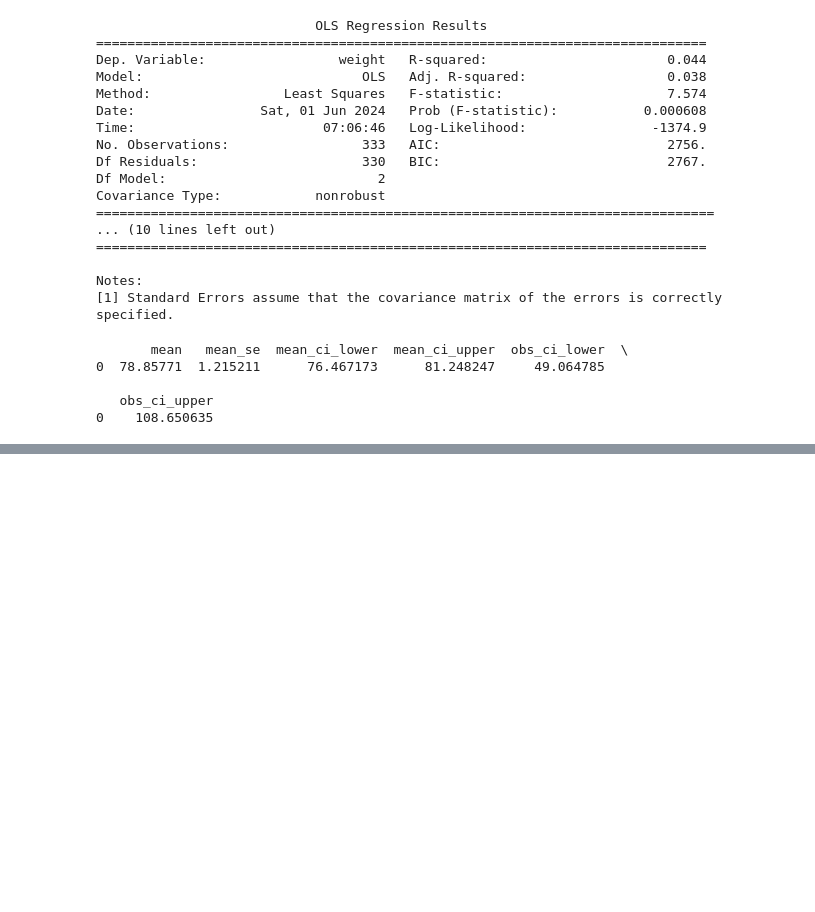
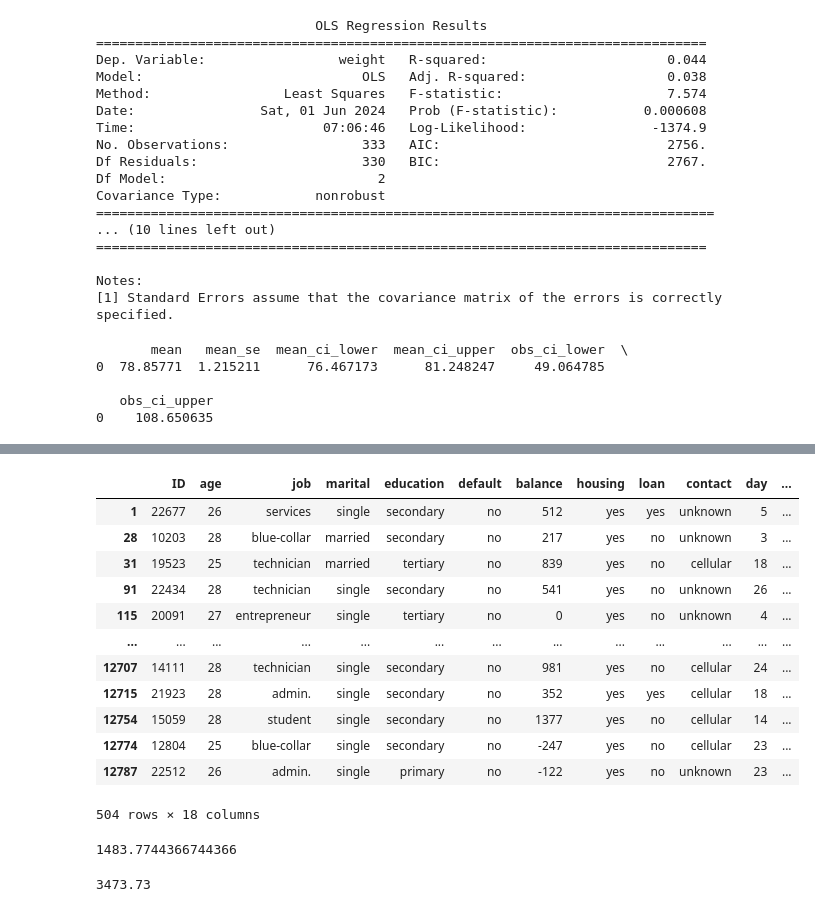
Before and after one commit to j2nhyeok/self-study, a Jupyter notebook: 빅분기 실기/데이터마님_기출_풀이.ipynb, the cells around one changed output, grey strips where cells are left out. Cells and saved outputs as stored; diff of their text form; code cells hidden in the pictures; blank space fills up the shorter version.

```diff
--- a/빅분기 실기/데이터마님_기출_풀이.ipynb
+++ b/빅분기 실기/데이터마님_기출_풀이.ipynb
@@ -728,0 +754,5 @@ print(pred.summary_frame(alpha = 0.05))
+# %%
+import pandas as pd
+df = pd.read_csv('https://raw.githubusercontent.com/Datamanim/datarepo/main/bank/train.csv')
+df['age_group'] = (df.age // 10) * 10
+df.groupby('age_group').size().sort_values(ascending = False)
@@ -728,0 +771,35 @@ print(pred.summary_frame(alpha = 0.05))
+# %%
+cond = (df['age'] >= 25) & (df['age'] < 29)
+df = df[cond]
+cond = df['housing'] == 'yes'
+df = df[cond]
+df.
+# %% [output]
+|  | ID | age | job | marital | education | default | balance | housing | loan | contact | day | ... |
+| 1 | 22677 | 26 | services | single | secondary | no | 512 | yes | yes | unknown | 5 | ... |
+| 28 | 10203 | 28 | blue-collar | married | secondary | no | 217 | yes | no | unknown | 3 | ... |
+| 31 | 19523 | 25 | technician | married | tertiary | no | 839 | yes | no | cellular | 18 | ... |
+| 91 | 22434 | 28 | technician | single | secondary | no | 541 | yes | no | unknown | 26 | ... |
+| 115 | 20091 | 27 | entrepreneur | single | tertiary | no | 0 | yes | no | unknown | 4 | ... |
+| ... | ... | ... | ... | ... | ... | ... | ... | ... | ... | ... | ... | ... |
+| 12707 | 14111 | 28 | technician | single | secondary | no | 981 | yes | no | cellular | 24 | ... |
+| 12715 | 21923 | 28 | admin. | single | secondary | no | 352 | yes | yes | cellular | 18 | ... |
+| 12754 | 15059 | 28 | student | single | secondary | no | 1377 | yes | no | cellular | 14 | ... |
+| 12774 | 12804 | 25 | blue-collar | single | secondary | no | -247 | yes | no | cellular | 23 | ... |
+| 12787 | 22512 | 26 | admin. | single | primary | no | -122 | yes | no | unknown | 23 | ... |
+504 rows × 18 columns
+# %%
+df = pd.read_csv('https://raw.githubusercontent.com/Datamanim/datarepo/main/bank/train.csv')
+
+mean_bal = df.balance.mean()
+print(mean_bal)
+
+cond = df.balance >= mean_bal
+
+df = df[cond]
+
+df = df.sort_values('ID', ascending =False).head(100)
+df.balance.mean()
+# %% [output]
+1483.7744366744366
+3473.73
```
Also changed, not shown: parts of 8 cells of this notebook.
